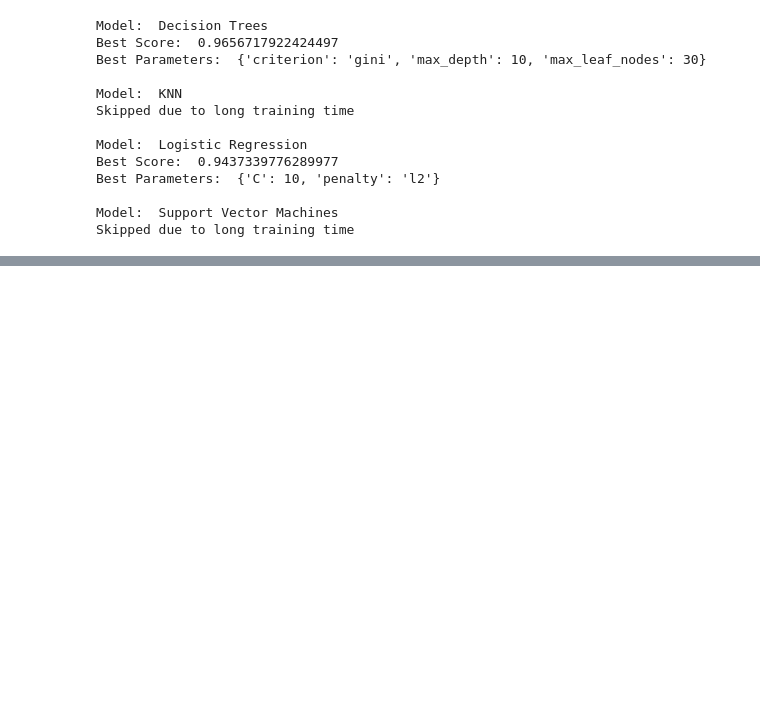
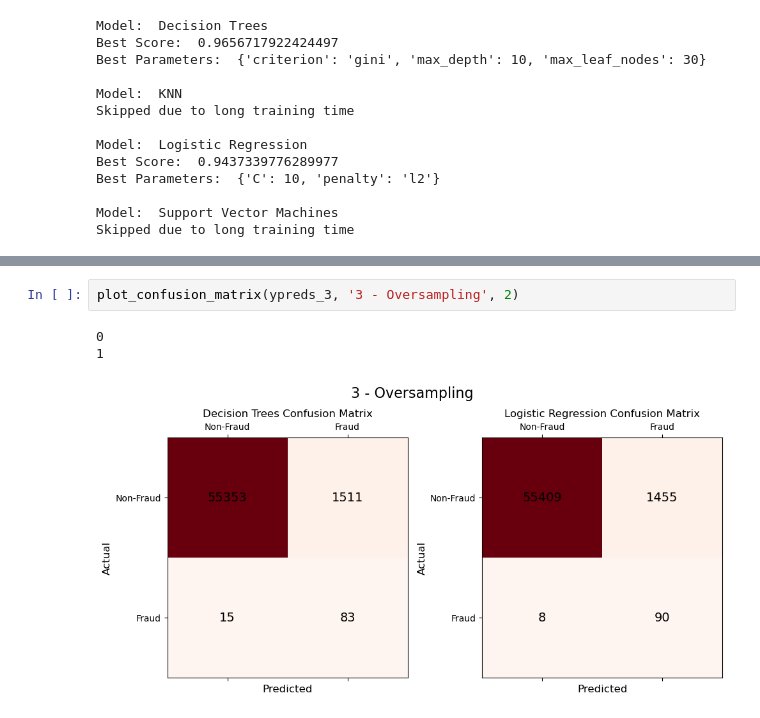
Before and after one commit to iaheung/credit_card_fraud_analysis, a Jupyter notebook: model_training.ipynb, the cells around one changed output, grey strips where cells are left out. Cells and saved outputs as stored; diff of their text form; blank space fills up the shorter version.

```diff
--- a/model_training.ipynb
+++ b/model_training.ipynb
@@ -470,0 +612,6 @@ for i in range(len(results_5)):
+# %%
+plot_confusion_matrix(ypreds_3, '3 - Oversampling', 2)
+# %% [output]
+0
+1
+[figure, added]
```
Also changed, not shown: parts of 47 cells of this notebook.
